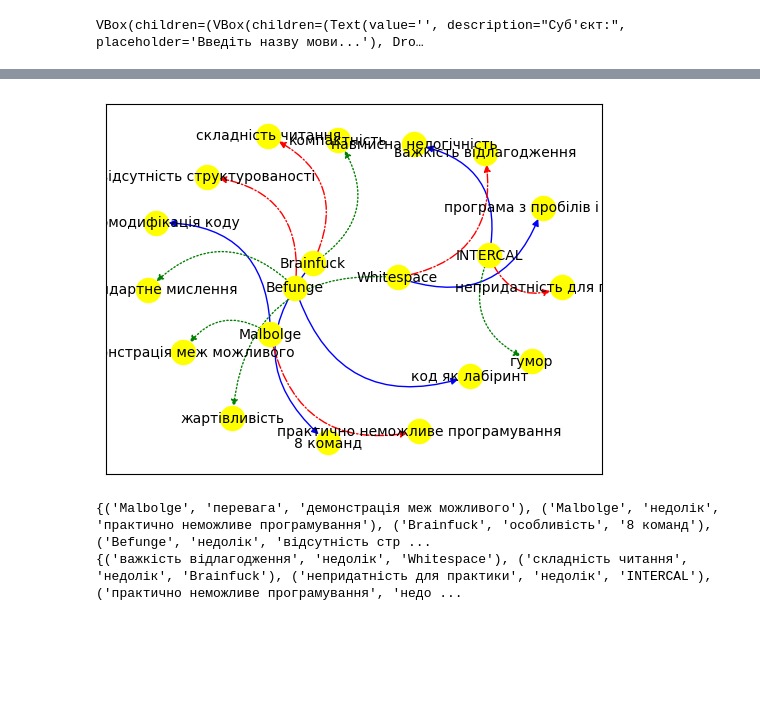
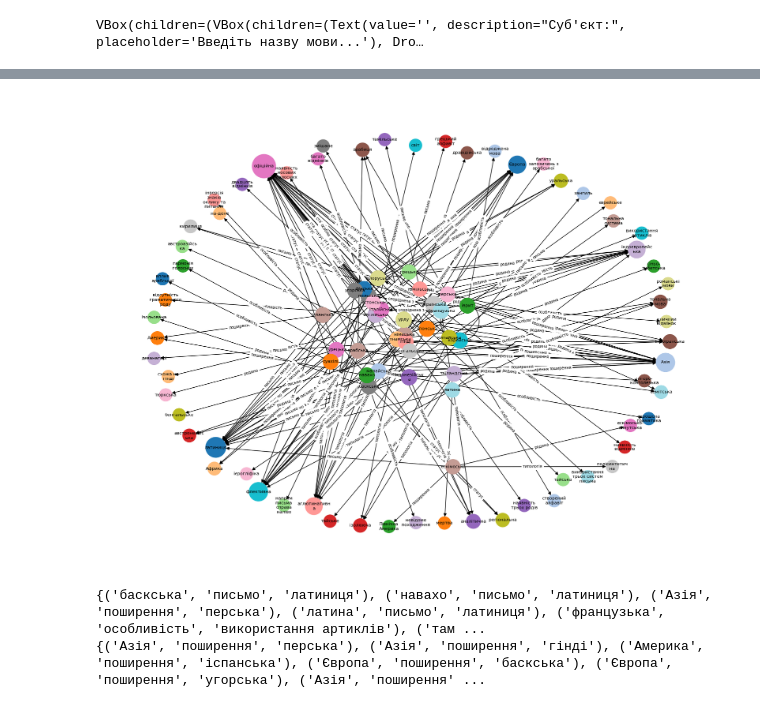
Before and after one commit to vlad-ipm242/ThreadES, a Jupyter notebook: TextSelectInteractKB.ipynb, the cells around one changed output, grey strips where cells are left out. Cells and saved outputs as stored; diff of their text form; code cells hidden in the pictures; blank space fills up the shorter version.

```diff
--- a/TextSelectInteractKB.ipynb
+++ b/TextSelectInteractKB.ipynb
@@ -103,5 +120,0 @@ VBox(children=(VBox(children=(Text(value='', description="Суб'єкт:", place
-# %%
-# створити орієнтований граф, у якого вершинами є s та o, а дугами - p
-G=networkx.DiGraph()
-for r in fdf.itertuples(): # для кожного рядка таблиці
-    G.add_edges_from([(r.s, r.o)], label=r.p) # створити вершини і дугу
@@ -116,19 +121,32 @@ plt.show()
-# %%
-# списки дуг "перевага" та "недолік"
-edges_q=[(u,v) for u,v,e in G.edges(data=True) if e['label']=="особливість"]
-edges_p=[(u,v) for u,v,e in G.edges(data=True) if e['label']=="перевага"]
-edges_n=[(u,v) for u,v,e in G.edges(data=True) if e['label']=="недолік"]
-pos = networkx.spring_layout(G) # вибрати алгоритм візуалізації графа
-# нарисувати вузли, мітки і дуги
-networkx.draw_networkx_nodes(G, pos, node_color='yellow')
-networkx.draw_networkx_labels(G, pos, font_size=10)
-networkx.draw_networkx_edges(G, pos, edgelist=edges_q, edge_color='blue', style='-', connectionstyle='arc3, rad=0.5')
-networkx.draw_networkx_edges(G, pos, edgelist=edges_p, edge_color='green', style=':', connectionstyle='arc3, rad=0.5')
-networkx.draw_networkx_edges(G, pos, edgelist=edges_n, edge_color='red', style='-.', connectionstyle='arc3, rad=0.5')
-# зберегти граф у форматі SVG
-plt.savefig("graph.svg", format="svg")
-# %% [output]
-[figure, removed]
+# %%
+# створення графа
+G = nx.DiGraph()
+for r in fdf.itertuples():
+    s_label = textwrap.fill(r.s, width=12)
+    o_label = textwrap.fill(r.o, width=12)
+    G.add_edge(s_label, o_label, label=r.p)
+# Отримуємо унікальні вузли
+nodes = list(G.nodes())
+unique_nodes = sorted(set(nodes))
+# Створюємо кольорову палітру з matplotlib
+cmap = plt.colormaps.get_cmap('tab20')
+# Присвоюємо кольори вузлам
+color_map = {node: cmap(i % 20) for i, node in enumerate(unique_nodes)}  # повторюємо палітру, якщо вузлів >20
+node_colors = [color_map[n] for n in nodes]
+# --- Розмір вузлів пропорційно ступеню ---
+node_size = [500 + 50*G.degree(n) for n in G.nodes()]
+# --- Позиції (spring layout) ---
+pos = nx.spring_layout(G, k=0.5, iterations=100, weight='weight', seed=42)
+# --- Малювання ---
+plt.figure(figsize=(16,12))
+nx.draw(G, pos, with_labels=True, node_size=node_size, node_color=node_colors,
+        font_size=8, arrowsize=12)
+edge_labels = nx.get_edge_attributes(G, 'label')
+nx.draw_networkx_edge_labels(G, pos, edge_labels=edge_labels, font_size=7)
+plt.axis('off')
+plt.show()
+# %% [output]
+[figure, added]
 # %%
 # імпорт правил і машини логічного виведення з модуля example3
 from example3 import *
@@ -138,9 +156,9 @@ F=set()
 for row in df.itertuples():
     F.add((row.s, row.p, row.o))
 # вивести нові факти за правилами rule1, rule2
-A=reasoner(F, [rule1, rule2], ["перевага"], ["недолік"])
+A=reasoner(F, [rule1, rule2], ["родина"], ["поширення"])
 print(A) # усі факти
 print(A-F) # нові факти
 # %% [output]
-{('Malbolge', 'перевага', 'демонстрація меж можливого'), ('Malbolge', 'недолік', 'практично неможливе програмування'), ('Brainfuck', 'особливість', '8 команд'), ('Befunge', 'недолік', 'відсутність стр ...
-{('важкість відлагодження', 'недолік', 'Whitespace'), ('складність читання', 'недолік', 'Brainfuck'), ('непридатність для практики', 'недолік', 'INTERCAL'), ('практично неможливе програмування', 'недо ...
+{('баскська', 'письмо', 'латиниця'), ('навахо', 'письмо', 'латиниця'), ('Азія', 'поширення', 'перська'), ('латина', 'письмо', 'латиниця'), ('французька', 'особливість', 'використання артиклів'), ('там ...
+{('Азія', 'поширення', 'перська'), ('Азія', 'поширення', 'гінді'), ('Америка', 'поширення', 'іспанська'), ('Європа', 'поширення', 'баскська'), ('Європа', 'поширення', 'угорська'), ('Азія', 'поширення' ...
```
Also changed, not shown: parts of 9 cells of this notebook, 2 other files.
